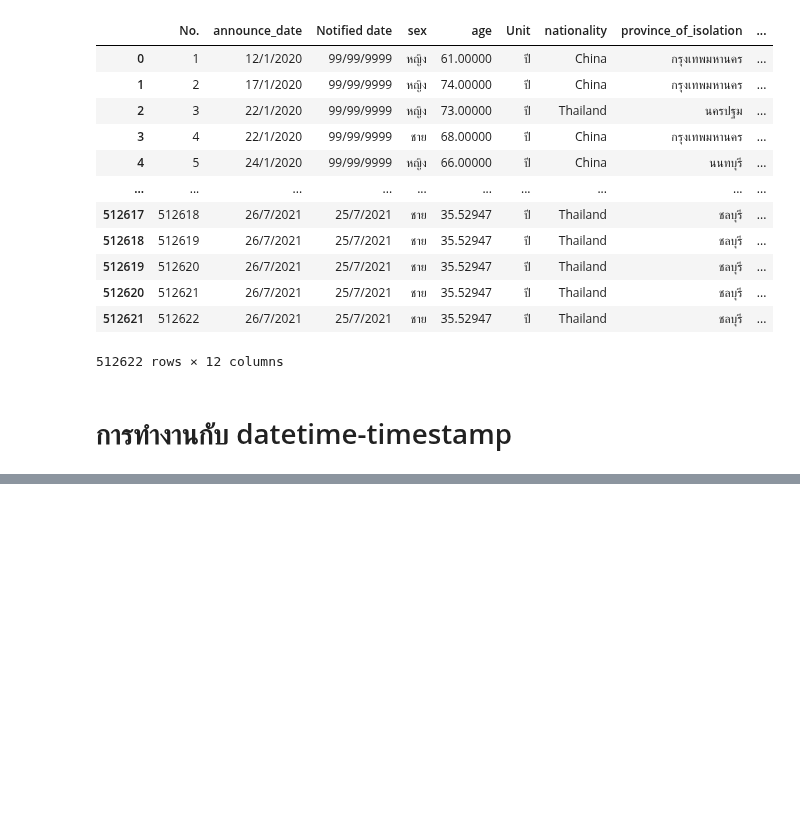
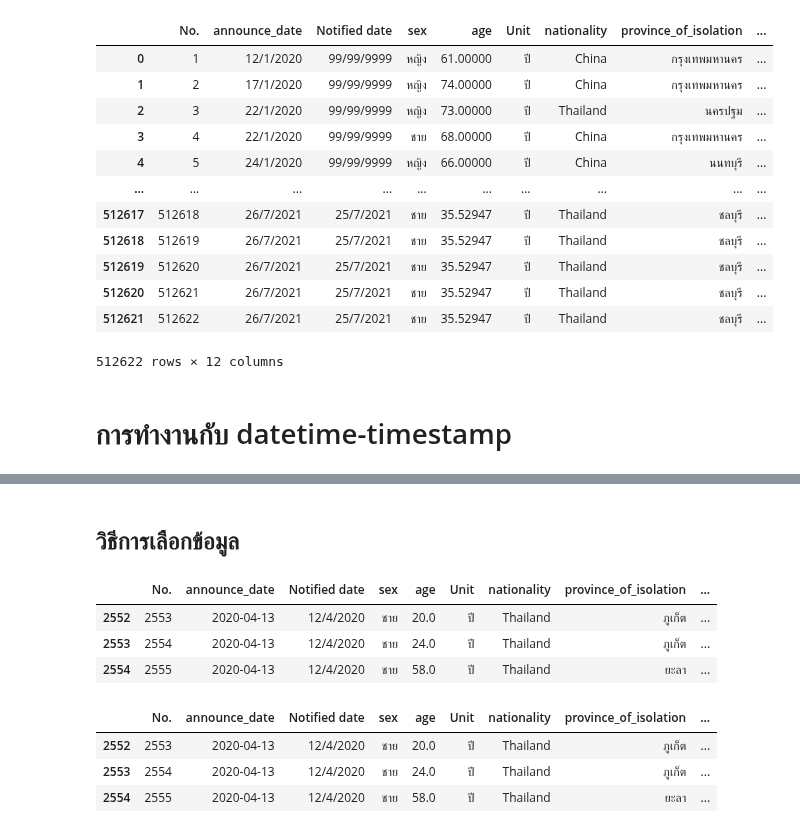
Before and after one commit to Peckkie/DPDM2021, a Jupyter notebook: Data_preprocessing_(Chapter_3).ipynb, the cells around one changed output, grey strips where cells are left out. Saved outputs shown, nothing was run; the diff lists cells and outputs as text; code cells hidden in the pictures; blank space fills up the shorter version.

```diff
--- a/Data_preprocessing_(Chapter_3).ipynb
+++ b/Data_preprocessing_(Chapter_3).ipynb
@@ -1120,0 +1061,17 @@ dataALL.keys() #เช็คชื่อตัวแปร
+# %% [markdown]
+## วิธีการเลือกข้อมูล
+# %%
+data_covid_cases[data_covid_cases['announce_date']==datetime(day =13, month = 4, year = 2020)].head(3)
+# %% [output]
+|  | No. | announce_date | Notified date | sex | age | Unit | nationality | province_of_isolation | ... |
+| 2552 | 2553 | 2020-04-13 | 12/4/2020 | ชาย | 20.0 | ปี | Thailand | ภูเก็ต | ... |
+| 2553 | 2554 | 2020-04-13 | 12/4/2020 | ชาย | 24.0 | ปี | Thailand | ภูเก็ต | ... |
+| 2554 | 2555 | 2020-04-13 | 12/4/2020 | ชาย | 58.0 | ปี | Thailand | ยะลา | ... |
+# %%
+#ช่วงสงกรานต์ ระหว่างวันที่ 13-15
+data_covid_cases[(data_covid_cases['announce_date']>=datetime(day =13, month = 4, year = 2020)) & (data_covid_cases['announce_date']<=datetime(day =15, month = 4, year = 2020))].head(3)
+# %% [output]
+|  | No. | announce_date | Notified date | sex | age | Unit | nationality | province_of_isolation | ... |
+| 2552 | 2553 | 2020-04-13 | 12/4/2020 | ชาย | 20.0 | ปี | Thailand | ภูเก็ต | ... |
+| 2553 | 2554 | 2020-04-13 | 12/4/2020 | ชาย | 24.0 | ปี | Thailand | ภูเก็ต | ... |
+| 2554 | 2555 | 2020-04-13 | 12/4/2020 | ชาย | 58.0 | ปี | Thailand | ยะลา | ... |
```
Also changed, not shown: parts of 17 cells of this notebook.
